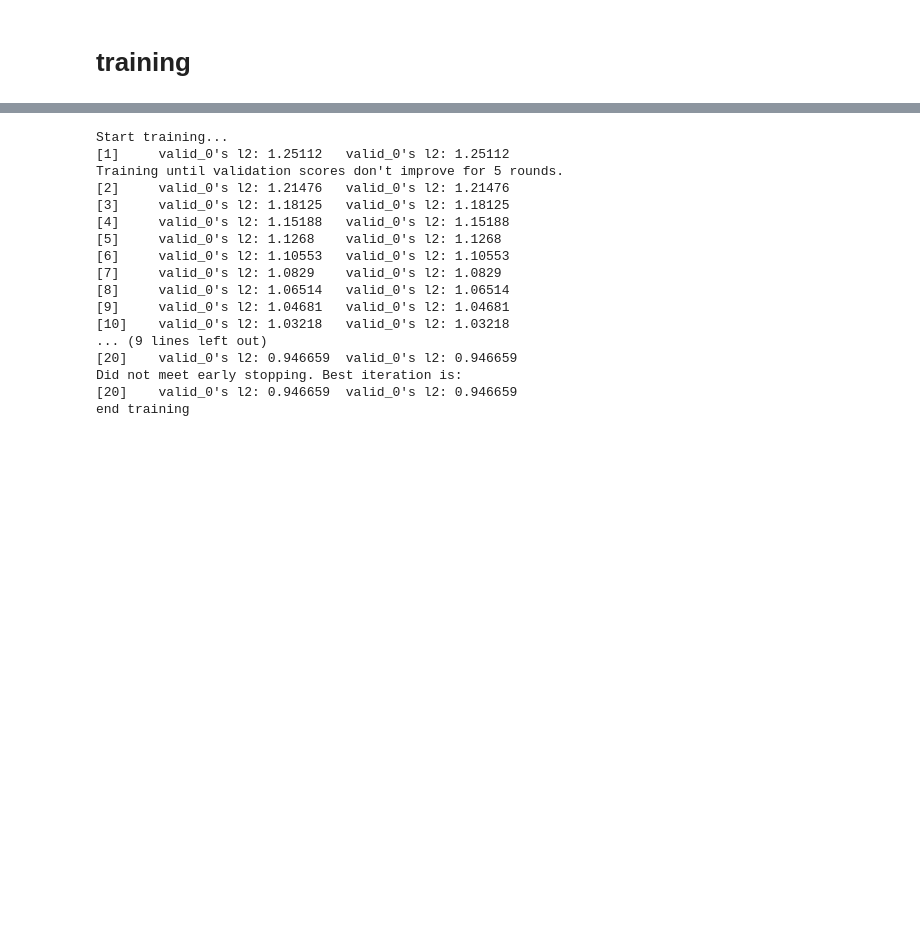
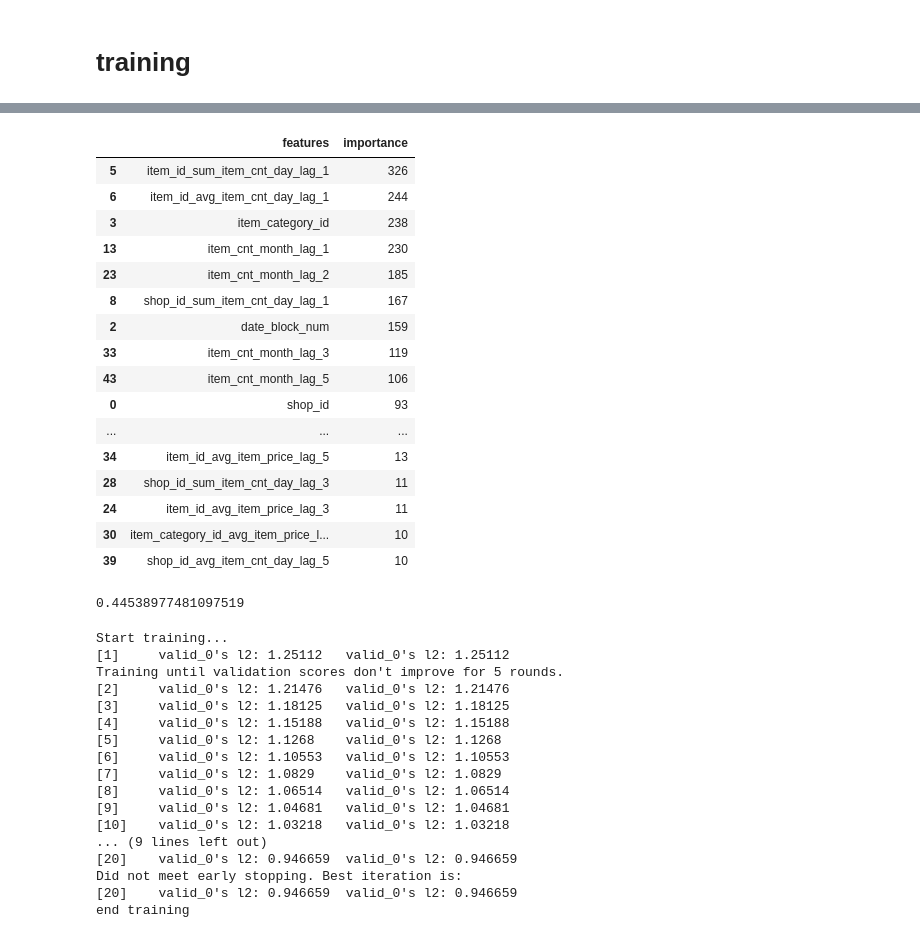
Before and after one commit to ihongChen/HowToWinKaggle, a Jupyter notebook: src/lgb_model1.ipynb, the cells around one changed output, grey strips where cells are left out. Saved outputs shown, nothing was run; the diff lists cells and outputs as text; code cells hidden in the pictures; blank space fills up the shorter version.

```diff
--- a/src/lgb_model1.ipynb
+++ b/src/lgb_model1.ipynb
@@ -43 +45,4 @@ params = {
 }
+# %%
+gbm = lgb.LGBMRegressor(**params)
+gbm.fit(X_train,y_train,eval_metric='l2',eval_set=[(X_cv,y_cv)],verbose=True)
@@ -44,3 +76,31 @@ params = {
+# %%
+def extract_importance(gbm,topn=20):
+    return pd.DataFrame(
+        {'features':gbm.feature_name,'importance':gbm.feature_importances_}).sort_values(by='importance',ascending=False).head(topn)
+# %%
+extract_importance(gbm,40)
+# %% [output]
+|  | features | importance |
+| 5 | item_id_sum_item_cnt_day_lag_1 | 326 |
+| 6 | item_id_avg_item_cnt_day_lag_1 | 244 |
+| 3 | item_category_id | 238 |
+| 13 | item_cnt_month_lag_1 | 230 |
+| 23 | item_cnt_month_lag_2 | 185 |
+| 8 | shop_id_sum_item_cnt_day_lag_1 | 167 |
+| 2 | date_block_num | 159 |
+| 33 | item_cnt_month_lag_3 | 119 |
+| 43 | item_cnt_month_lag_5 | 106 |
+| 0 | shop_id | 93 |
+| ... | ... | ... |
+| 34 | item_id_avg_item_price_lag_5 | 13 |
+| 28 | shop_id_sum_item_cnt_day_lag_3 | 11 |
+| 24 | item_id_avg_item_price_lag_3 | 11 |
+| 30 | item_category_id_avg_item_price_l... | 10 |
+| 39 | shop_id_avg_item_cnt_day_lag_5 | 10 |
+# %%
+gbm.score(X_,y_train)
+# %% [output]
+0.44538977481097519
 # %%
 print('Start training...')
 # train
```
Also changed, not shown: parts of 27 cells of this notebook, 1 other file.
